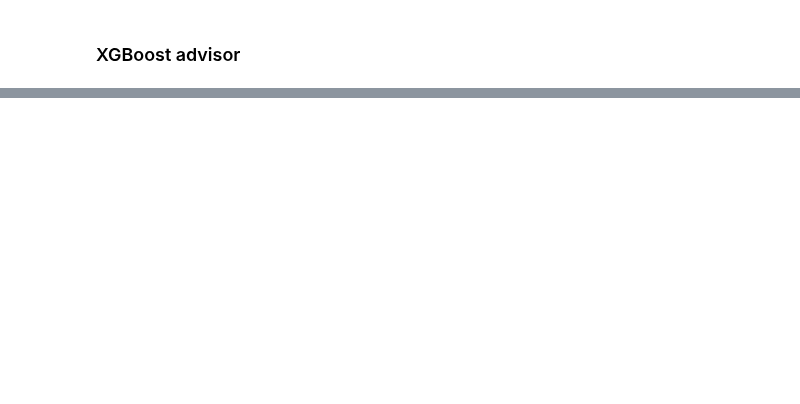
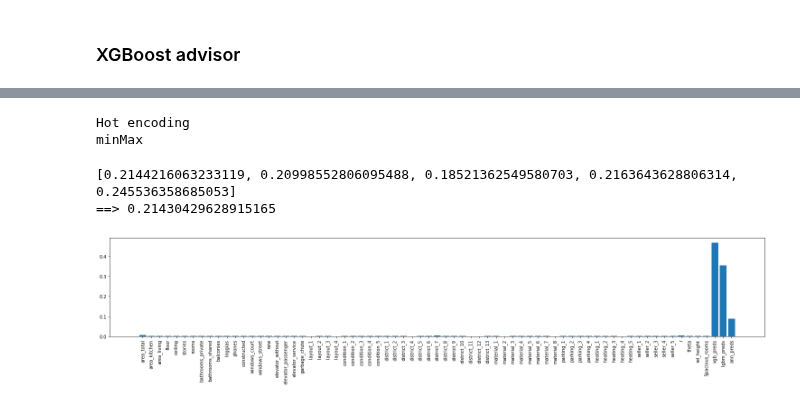
Before and after one commit to henrfj/TDT4173-ML, a Jupyter notebook: henrik-testsite/henrik_ensemble.ipynb, the cells around one changed output, grey strips where cells are left out. Drawn from its saved outputs; the diff is of its cells as text; code cells hidden in the pictures; blank space fills up the shorter version.

```diff
--- a/henrik-testsite/henrik_ensemble.ipynb
+++ b/henrik-testsite/henrik_ensemble.ipynb
@@ -241,0 +227,2 @@ KeyboardInterrupt:
+# %%
+lgbm_oof_train, lgbm_oof_test, scores = get_oof_lgbm(lgbm_model, train_labels, np.log(train_targets), test_labels)
@@ -241,0 +254,34 @@ KeyboardInterrupt:
+# %%
+# ALL, and building ID!
+features =           ["building_id", # For grouping
+                      "area_total", "area_kitchen", "area_living", "floor", "ceiling", "stories", "rooms", "bathrooms_private", "bathrooms_shared", "balconies","loggias", "phones", "latitude", "longitude", "constructed", # Numerical
+                     "layout", "condition", "district", "material", "parking", "heating", "seller", #Categorical
+                      "windows_court", "windows_street", "new", "elevator_without", "elevator_passenger", "elevator_service", "garbage_chute"] # Bool
+                     #"street", "address"] #String
+
+numerical_features = ["area_total", "area_kitchen", "area_living", "floor",
+                      "ceiling", "stories", "rooms", "bathrooms_private", "bathrooms_shared", "balconies","loggias", "phones", "latitude", "longitude", "constructed"]
+
+cat_features = ["layout", "condition", "district", "material", "parking", "heating", "seller"]
+
+droptable = ['longitude', 'latitude']
+
+train_labels, train_targets, test_labels = pre_process_numerical(features, numerical_features, train, test,
+                    outliers_value=7, val_data=False, val_split=0.1, random_state=42, scaler="minMax",
+                    add_R=True, add_rel_height=True, add_spacious=True, droptable=droptable,
+                    one_hot_encode=True, cat_features=cat_features, drop_old=True)
+# %% [output]
+Hot encoding
+minMax
+# %%
+xgb_king = xgboost.XGBRegressor(max_depth=5, min_child_weight=12, gamma=0.15, subsample=0.8, colsample_bytree=0.8, reg_alpha=1.1, reg_lambda=0.3, learning_rate=0.01, n_estimators=10000)
+# %%
+# TODO: shouldn't xgb and lgbm predict the log(price)?
+# NB! ann predicts some negative values! Maybe RELU on the output?
+train_labels["xgb_preds"] = xgb_oof_train
+train_labels["lgbm_preds"] = lgbm_oof_train
+train_labels["ann_preds"] = np.log(ann_oof_train)
+
+test_labels["xgb_preds"] = lgbm_oof_test
+test_labels["lgbm_preds"] = xgb_oof_test
+test_labels["ann_preds"] = np.log(ann_oof_test)
@@ -241,0 +291,14 @@ KeyboardInterrupt:
+# %%
+# Kings performance
+print(scores)
+print("==>", np.average(scores))
+# %% [output]
+[0.2144216063233119, 0.20998552806095488, 0.18521362549580703, 0.2163643628806314, 0.245536358685053]
+==> 0.21430429628915165
+# %%
+plt.figure(figsize=(26, 4))
+plt.bar(train_labels.drop(["building_id"], axis=1).columns.tolist(), xgb_king.feature_importances_)
+plt.xticks(rotation=90)
+plt.show()
+# %% [output]
+[figure, added]
```
Also changed, not shown: parts of 23 cells of this notebook, 6 other files.
